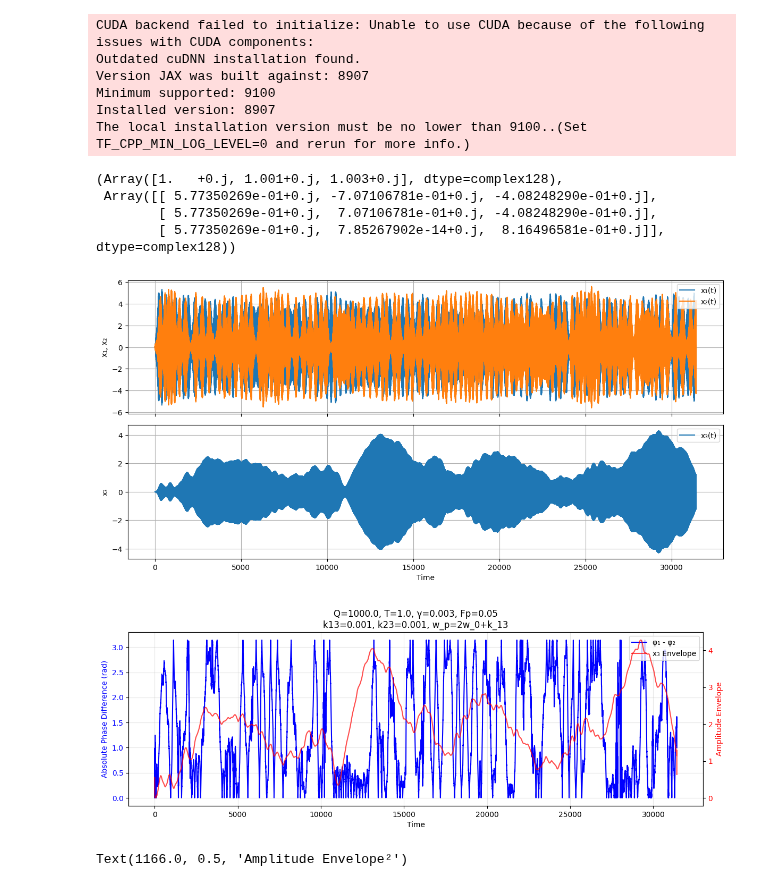
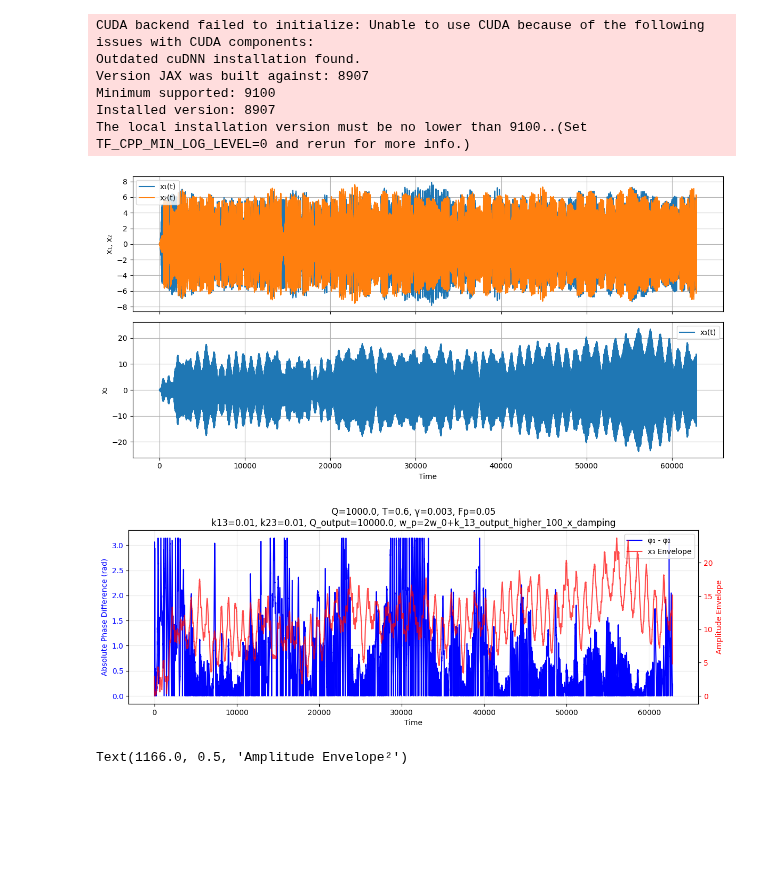
Before and after one commit to cyboesch/oscillator_dev, a Jupyter notebook: thermoai/notebooks/mechanical_p_bit.ipynb, the cells around one changed output. Cells and saved outputs as stored; diff of their text form; code cells hidden in the pictures; blank space fills up the shorter version.

```diff
--- a/thermoai/notebooks/mechanical_p_bit.ipynb
+++ b/thermoai/notebooks/mechanical_p_bit.ipynb
@@ -23,21 +23,22 @@ w_0 = 1.0          # Natural frequency (rad/s)
 period = 2*jnp.pi/w_0
 F_p = 0.05      # Amplitude of the w_p driving
 Qual = 1000.0
+Qual_output = 10000.0
 GAMMA = w_0/(2*Qual)
 gamma = .003          # Nonlinearity coefficient (Duffing term)
 
-k_13 = .001
+k_13 = 1e-2
 k_23 = k_13
 
 w_p = 2*(w_0 + k_13/M)
 
 k_B = 1.0             # Boltzmann's constant (arbitrary units for simulation)
-T = 1.             # Temperature (K)
+T = .6             # Temperature (K)
     # Noise strength
 
 # Simulation Parameters
 t0 = 0.0
-num_periods = 5000# Start time
+num_periods = 10000# Start time
 t1 = num_periods*period
 dt0 = period/1000
 num_pts_per_period = 100
@@ -53,34 +54,29 @@ Minimum supported: 9100
 Installed version: 8907
 The local installation version must be no lower than 9100..(Set TF_CPP_MIN_LOG_LEVEL=0 and rerun for more info.)
 # %%
-K_matrix = jnp.zeros((3, 3))
+# K_matrix = jnp.zeros((3, 3))
 
-# Fill in stiffness terms
-K_matrix = K_matrix.at[0,0].set(M*w_0**2 + k_13)    # x1 terms
-K_matrix = K_matrix.at[0,2].set(-k_13)
-K_matrix = K_matrix.at[1,1].set(M*w_0**2 + k_23)    # x2 terms
-K_matrix = K_matrix.at[1,2].set(-k_23)
-K_matrix = K_matrix.at[2,0].set(-k_13)              # x3 terms
-K_matrix = K_matrix.at[2,1].set(-k_23)
-K_matrix = K_matrix.at[2,2].set(M*w_0**2 +k_13 + k_23)
+# # Fill in stiffness terms
+# K_matrix = K_matrix.at[0,0].set(M*w_0**2 + k_13)    # x1 terms
+# K_matrix = K_matrix.at[0,2].set(-k_13)
+# K_matrix = K_matrix.at[1,1].set(M*w_0**2 + k_23)    # x2 terms
+# K_matrix = K_matrix.at[1,2].set(-k_23)
+# K_matrix = K_matrix.at[2,0].set(-k_13)              # x3 terms
+# K_matrix = K_matrix.at[2,1].set(-k_23)
+# K_matrix = K_matrix.at[2,2].set(M*w_0**2 +k_13 + k_23)
 
-# ... existing K_matrix setup ...
+# # ... existing K_matrix setup ...
 
-# Get eigenvalues and eigenvectors, then sort them
-eigenvals, eigenvecs = jnp.linalg.eig(K_matrix)
-idx = jnp.argsort(jnp.real(eigenvals))  # Sort based on real part
-sorted_eigenvals = eigenvals[idx]
-sorted_eigenvecs = eigenvecs[:, idx]
+# # Get eigenvalues and eigenvectors, then sort them
+# eigenvals, eigenvecs = jnp.linalg.eig(K_matrix)
+# idx = jnp.argsort(jnp.real(eigenvals))  # Sort based on real part
+# sorted_eigenvals = eigenvals[idx]
+# sorted_eigenvecs = eigenvecs[:, idx]
 
-# Return sorted results
-sorted_eigenvals, sorted_eigenvecs
+# # Return sorted results
+# sorted_eigenvals, sorted_eigenvecs
+
+# w_p = 2*sorted_eigenvals[0].real
-# %% [output]
-(Array([1.   +0.j, 1.001+0.j, 1.003+0.j], dtype=complex128),
- Array([[ 5.77350269e-01+0.j, -7.07106781e-01+0.j, -4.08248290e-01+0.j],
-        [ 5.77350269e-01+0.j,  7.07106781e-01+0.j, -4.08248290e-01+0.j],
-        [ 5.77350269e-01+0.j,  7.85267902e-14+0.j,  8.16496581e-01+0.j]],      dtype=complex128))
-# %%
-w_p = 2*sorted_eigenvals[0].real
 # %%
 # ----------------------------
 # 2. Define SDEs
@@ -98,7 +94,7 @@ def drift_x_fn(t, state, args):
     dx2dt = v2
     dv2dt =  -w_0/(2*Qual*M) * v2 -  (w_0**2 -F_p/M * jnp.cos(w_p * t)) * x2 - gamma/M * x2**3 - k_23/M * (x2 - x3)
     dx3dt = v3
-    dv3dt =  -w_0/(2*Qual*M) * v3 -  (w_0**2 -0.*F_p/M * jnp.cos(w_p * t)) * x3 + k_13/M * (x1 - x3) + k_23/M * (x2 - x3)
+    dv3dt =  -w_0/(2*Qual_output*M) * v3 -  (w_0**2 -0.*F_p/M * jnp.cos(w_p * t)) * x3 + k_13/M * (x1 - x3) + k_23/M * (x2 - x3)
     return jnp.array([dx1dt, dv1dt, dx2dt, dv2dt, dx3dt, dv3dt])
 
 def diffusion_x_fn(t, state, args):
@@ -109,7 +105,7 @@ def diffusion_x_fn(t, state, args):
     noise_matrix = jnp.zeros((6, 6))
     noise_matrix = noise_matrix.at[1, 1].set(noise_strength)
     noise_matrix = noise_matrix.at[3, 3].set(noise_strength)
-    noise_matrix = noise_matrix.at[5, 5].set(0.)
+    noise_matrix = noise_matrix.at[5, 5].set(noise_strength)
     return noise_matrix
 # %%
 w_shape = (6,)  # state is (x1, p1)
@@ -162,7 +158,7 @@ ax2.legend()
 plt.tight_layout()
 plt.show()
 # %% [output]
-[figure, old version]
+[figure, new version]
 # %%
 
 from scipy.signal import hilbert
@@ -201,38 +197,38 @@ l1 = ax1.plot(ts_dim[start_idx:end_idx],
 ax1.set_xlabel('Time')
 ax1.set_ylabel('Absolute Phase Difference (rad)', color='blue')
 ax1.tick_params(axis='y', labelcolor='blue')
 
 
 
 
 # Plot envelope on right y-axis
 l2 = ax2.plot(ts_dim[start_idx:end_idx],
               envelope[start_idx:end_idx],
               label='x₃ Envelope', color='red', alpha=0.7)
 ax2.set_ylabel('Amplitude Envelope', color='red')
 ax2.tick_params(axis='y', labelcolor='red')
 
 # Add legend
 lns = l1 + l2
 labs = [l.get_label() for l in lns]
 ax1.legend(lns, labs, loc='upper right')
 
 ax1.grid(True, alpha=0.3)
 plt.tight_layout()
 
 # Add title with parameters
-title = f'Q={Qual}, T={T}, γ={gamma}, Fp={F_p}\nk13={k_13}, k23={k_23}, w_p=2w_0+k_13'
+title = f'Q={Qual}, T={T}, γ={gamma}, Fp={F_p}\nk13={k_13}, k23={k_23}, Q_output={Qual_output}, w_p=2w_0+k_13_output_higher_100_x_damping'
 plt.title(title)
 
 # Create filename with parameters
-# filename = f"Q{Qual}_T{T}_gamma{gamma}_Fp{F_p}_k13{k_13}_k23{k_23}_w_p=2w_0+k_13.png"
-# save_path = f"out/p-bit/{filename}"
+filename = f"Q{Qual}_T{T}_gamma{gamma}_Fp{F_p}_k13{k_13}_k23{k_23}_Q_output{Qual_output}_w_p=2w_0+k_13_output_higher_10_x_damping.png"
+save_path = f"out/p-bit/{filename}"
 
 # Save and show the figure
-# plt.savefig(save_path, dpi=300, bbox_inches='tight')
+plt.savefig(save_path, dpi=300, bbox_inches='tight')
 plt.show()
 # %% [output]
-[figure, old version]
+[figure, new version]
 # %%
 # ... existing imports and earlier code ...
 
```
